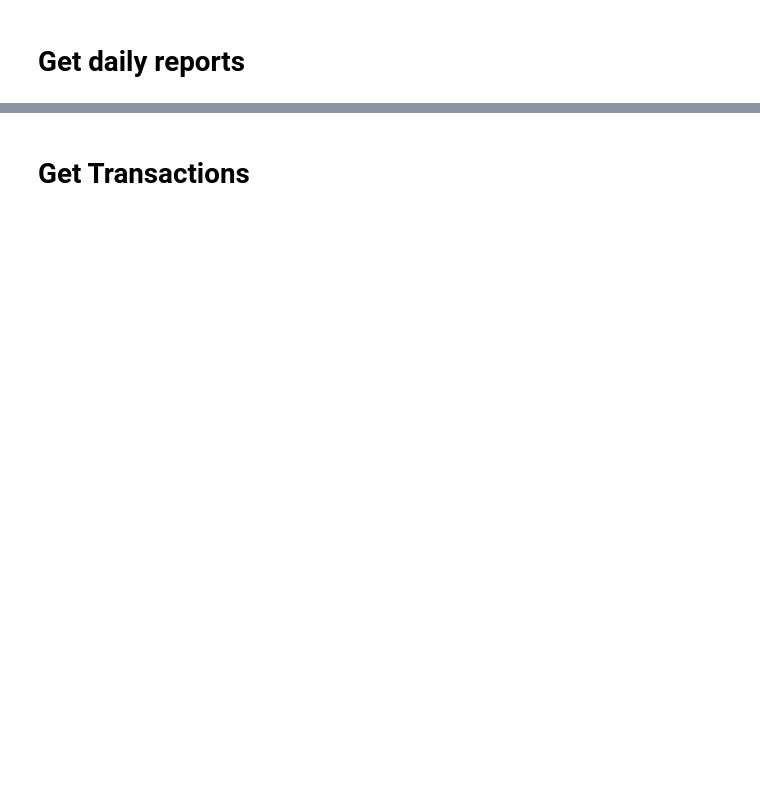
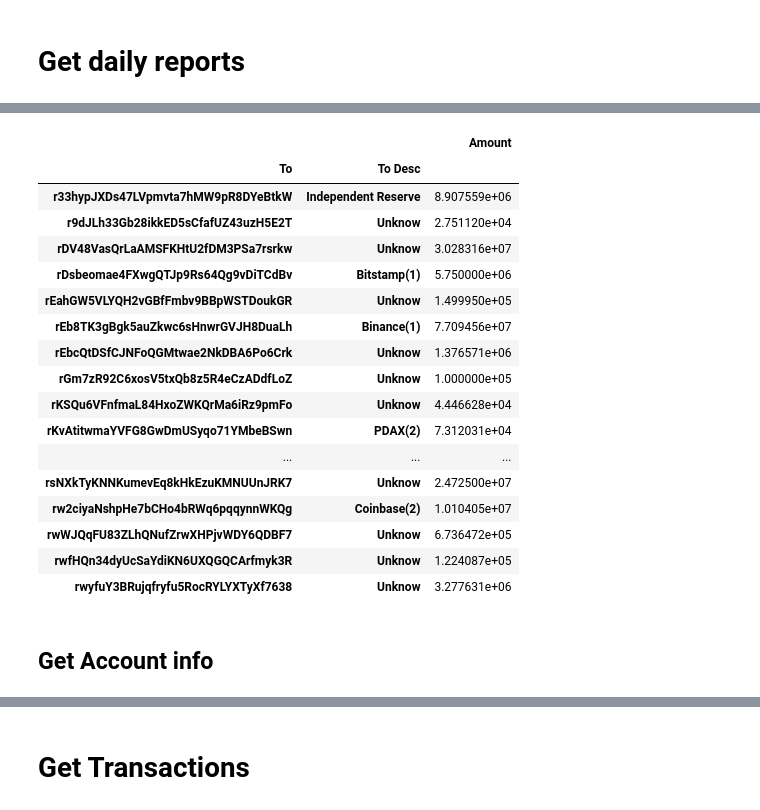
Before and after one commit to damrongsak/xrpscan, a Jupyter notebook: xrpscan.ipynb, the cells around one changed output, grey strips where cells are left out. Saved outputs shown, nothing was run; the diff lists cells and outputs as text; code cells hidden in the pictures; blank space fills up the shorter version.

```diff
--- a/xrpscan.ipynb
+++ b/xrpscan.ipynb
@@ -205,0 +494,24 @@ JSON(data['transactions'][17], expanded=True)
+# %%
+df_flow_out = df_trans.loc[df_trans.Flow == 'OUT'].groupby(['To', 'To Desc']).agg({"Amount": "sum"})
+df_flow_out
+# %% [output]
+|  |  | Amount |
+| To | To Desc |  |
+| r33hypJXDs47LVpmvta7hMW9pR8DYeBtkW | Independent Reserve | 8.907559e+06 |
+| r9dJLh33Gb28ikkED5sCfafUZ43uzH5E2T | Unknow | 2.751120e+04 |
+| rDV48VasQrLaAMSFKHtU2fDM3PSa7rsrkw | Unknow | 3.028316e+07 |
+| rDsbeomae4FXwgQTJp9Rs64Qg9vDiTCdBv | Bitstamp(1) | 5.750000e+06 |
+| rEahGW5VLYQH2vGBfFmbv9BBpWSTDoukGR | Unknow | 1.499950e+05 |
+| rEb8TK3gBgk5auZkwc6sHnwrGVJH8DuaLh | Binance(1) | 7.709456e+07 |
+| rEbcQtDSfCJNFoQGMtwae2NkDBA6Po6Crk | Unknow | 1.376571e+06 |
+| rGm7zR92C6xosV5txQb8z5R4eCzADdfLoZ | Unknow | 1.000000e+05 |
+| rKSQu6VFnfmaL84HxoZWKQrMa6iRz9pmFo | Unknow | 4.446628e+04 |
+| rKvAtitwmaYVFG8GwDmUSyqo71YMbeBSwn | PDAX(2) | 7.312031e+04 |
+| ... | ... | ... |
+| rsNXkTyKNNKumevEq8kHkEzuKMNUUnJRK7 | Unknow | 2.472500e+07 |
+| rw2ciyaNshpHe7bCHo4bRWq6pqqynnWKQg | Coinbase(2) | 1.010405e+07 |
+| rwWJQqFU83ZLhQNufZrwXHPjvWDY6QDBF7 | Unknow | 6.736472e+05 |
+| rwfHQn34dyUcSaYdiKN6UXQGQCArfmyk3R | Unknow | 1.224087e+05 |
+| rwyfuY3BRujqfryfu5RocRYLYXTyXf7638 | Unknow | 3.277631e+06 |
+# %% [markdown]
+## Get Account info
```
Also changed, not shown: parts of 45 cells of this notebook, 5 other files.
